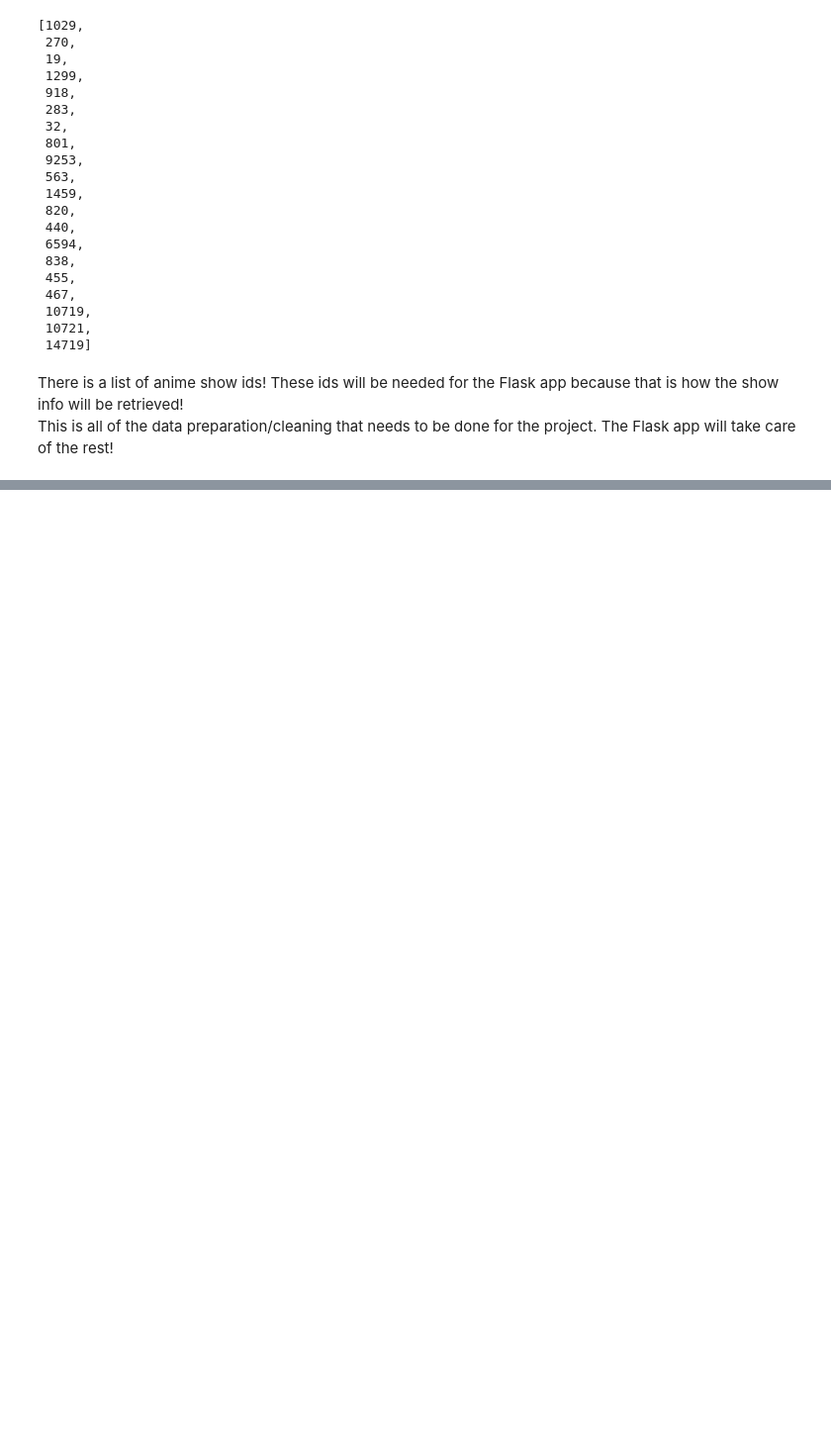
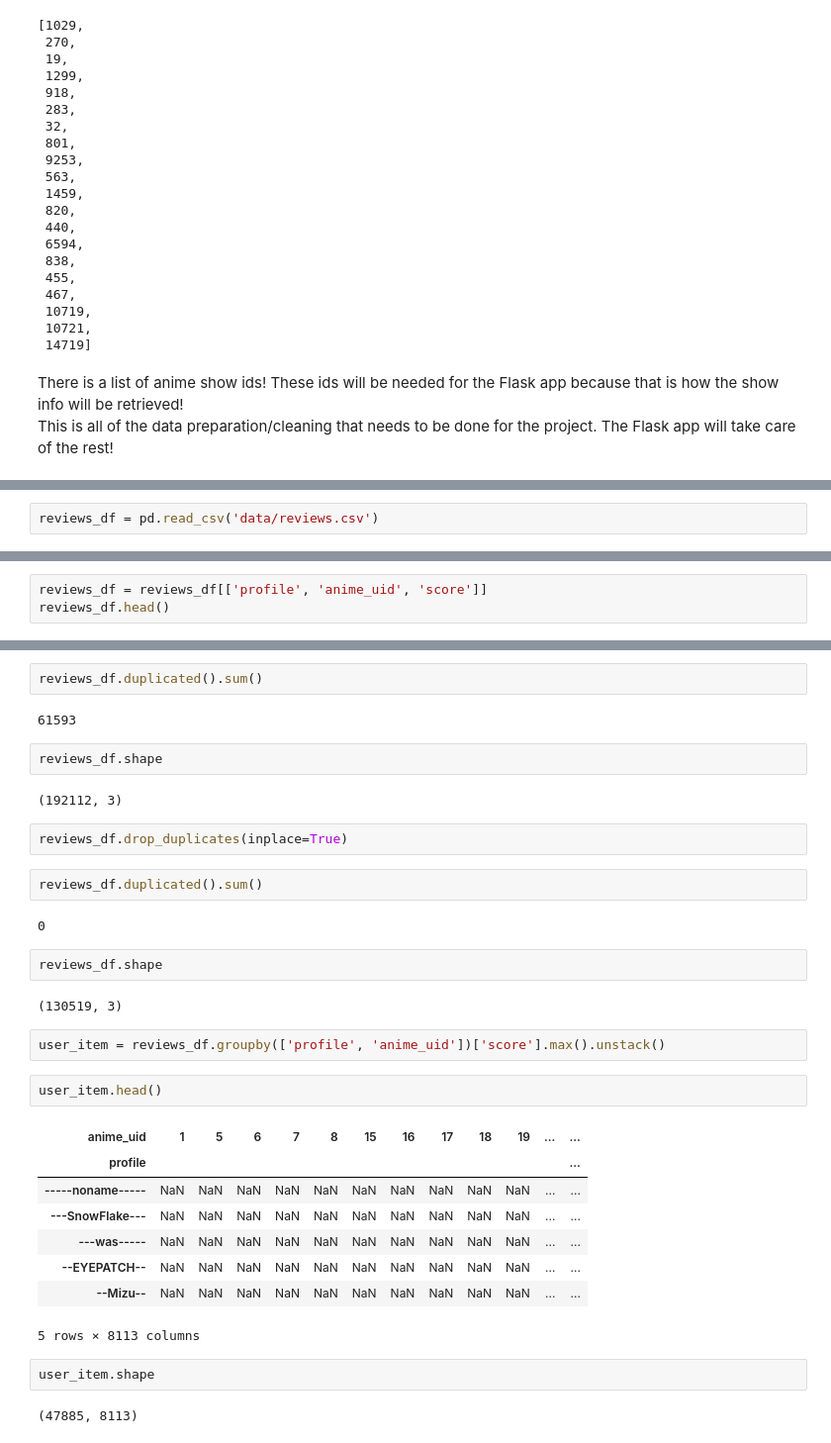
Before and after one commit to SaintGemini/anime-recommendation-engine, a Jupyter notebook: data-preparation.ipynb, the cells around one changed output, grey strips where cells are left out. Shown: that part at 99% size. Saved outputs shown, nothing was run; the diff lists cells and outputs as text; blank space fills up the shorter version.

```diff
--- a/data-preparation.ipynb
+++ b/data-preparation.ipynb
@@ -833,0 +961,2 @@ This is all of the data preparation/cleaning that needs to be done for the proje
+# %%
+reviews_df = pd.read_csv('data/reviews.csv')
@@ -833,0 +972,3 @@ This is all of the data preparation/cleaning that needs to be done for the proje
+# %%
+reviews_df = reviews_df[['profile', 'anime_uid', 'score']]
+reviews_df.head()
@@ -833,0 +997,35 @@ This is all of the data preparation/cleaning that needs to be done for the proje
+# %%
+reviews_df.duplicated().sum()
+# %% [output]
+61593
+# %%
+reviews_df.shape
+# %% [output]
+(192112, 3)
+# %%
+reviews_df.drop_duplicates(inplace=True)
+# %%
+reviews_df.duplicated().sum()
+# %% [output]
+0
+# %%
+reviews_df.shape
+# %% [output]
+(130519, 3)
+# %%
+user_item = reviews_df.groupby(['profile', 'anime_uid'])['score'].max().unstack()
+# %%
+user_item.head()
+# %% [output]
+| anime_uid | 1 | 5 | 6 | 7 | 8 | 15 | 16 | 17 | 18 | 19 | ... | ... |
+| profile |  |  |  |  |  |  |  |  |  |  |  | ... |
+| -----noname----- | NaN | NaN | NaN | NaN | NaN | NaN | NaN | NaN | NaN | NaN | ... | ... |
+| ---SnowFlake--- | NaN | NaN | NaN | NaN | NaN | NaN | NaN | NaN | NaN | NaN | ... | ... |
+| ---was----- | NaN | NaN | NaN | NaN | NaN | NaN | NaN | NaN | NaN | NaN | ... | ... |
+| --EYEPATCH-- | NaN | NaN | NaN | NaN | NaN | NaN | NaN | NaN | NaN | NaN | ... | ... |
+| --Mizu-- | NaN | NaN | NaN | NaN | NaN | NaN | NaN | NaN | NaN | NaN | ... | ... |
+5 rows × 8113 columns
+# %%
+user_item.shape
+# %% [output]
+(47885, 8113)
```
Also changed, not shown: parts of 24 cells of this notebook, 2 other files.
